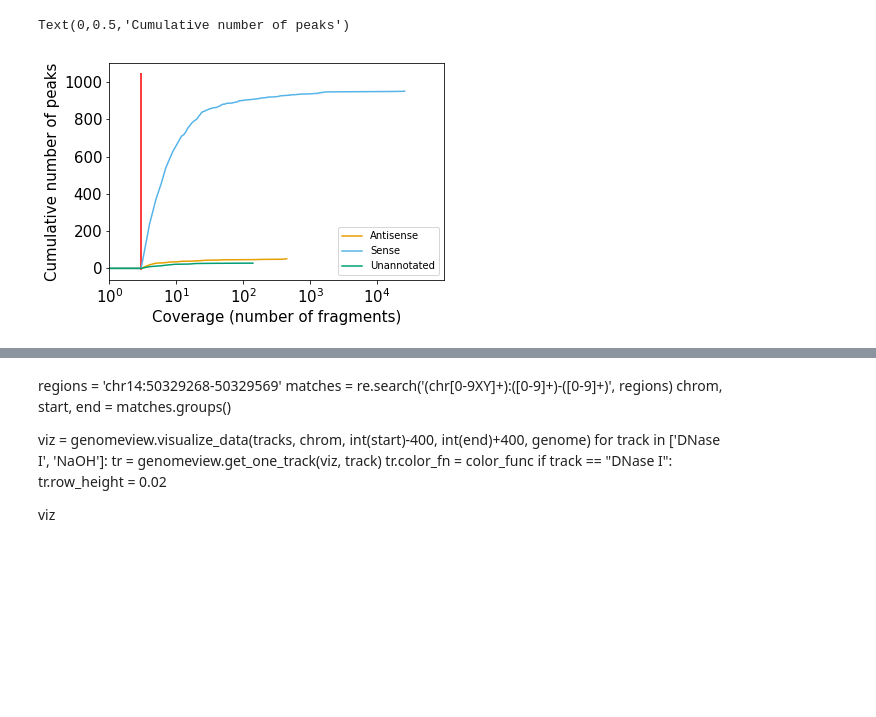
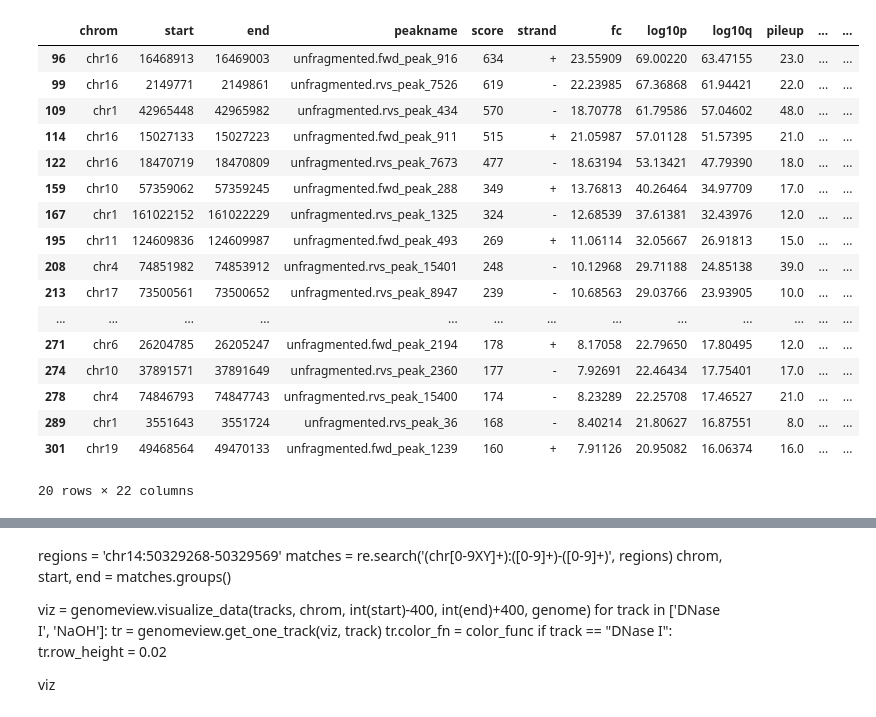
Before and after one commit to wckdouglas/cfNA, a Jupyter notebook: plots/peak_analysis.ipynb, the cells around one changed output, grey strips where cells are left out. Cells and saved outputs as stored; diff of their text form; code cells hidden in the pictures; blank space fills up the shorter version.

```diff
--- a/plots/peak_analysis.ipynb
+++ b/plots/peak_analysis.ipynb
@@ -541,22 +500,23 @@ Plotted:  /stor/work/Lambowitz/cdw2854/cell_Free_nucleotides/tgirt_map/figure/pe
-# %%
-
-
-ax = plt.subplot(111)
-color = okabeito_palette()
-for col, (sense, sense_df) in zip(color, cum_peak.groupby('is_sense')):
-    ax.plot(np.log10(sense_df['pileup']),sense_df['cum_count'], color = col, label = sense)
-ax.legend()
-ax.vlines(ymin = -10,
-          ymax = cum_peak.cum_count.max() + 100,
-          x = np.log10(pileup_cutoff),
-         color = 'red')
-
-xrange = np.arange(5)
-ax.set_xticks(xrange)
-xt = ax.set_xticklabels(['$10^{%i}$' %i for i in xrange])
-ax.set_xlim(xrange.min(),xrange.max() + 1)
-ax.set_xlabel('Coverage (number of fragments)')
-ax.set_ylabel('Cumulative number of peaks')
-# %% [output]
-Text(0,0.5,'Cumulative number of peaks')
-[figure, removed]
+# %%
+lR_peak = peak_df[peak_df.merged_type.str.contains('Long RNA')] \
+    .sort_values('log10p', ascending=False)
+lR_peak.head(20)
+# %% [output]
+|  | chrom | start | end | peakname | score | strand | fc | log10p | log10q | pileup | ... | ... |
+| 96 | chr16 | 16468913 | 16469003 | unfragmented.fwd_peak_916 | 634 | + | 23.55909 | 69.00220 | 63.47155 | 23.0 | ... | ... |
+| 99 | chr16 | 2149771 | 2149861 | unfragmented.rvs_peak_7526 | 619 | - | 22.23985 | 67.36868 | 61.94421 | 22.0 | ... | ... |
+| 109 | chr1 | 42965448 | 42965982 | unfragmented.rvs_peak_434 | 570 | - | 18.70778 | 61.79586 | 57.04602 | 48.0 | ... | ... |
+| 114 | chr16 | 15027133 | 15027223 | unfragmented.fwd_peak_911 | 515 | + | 21.05987 | 57.01128 | 51.57395 | 21.0 | ... | ... |
+| 122 | chr16 | 18470719 | 18470809 | unfragmented.rvs_peak_7673 | 477 | - | 18.63194 | 53.13421 | 47.79390 | 18.0 | ... | ... |
+| 159 | chr10 | 57359062 | 57359245 | unfragmented.fwd_peak_288 | 349 | + | 13.76813 | 40.26464 | 34.97709 | 17.0 | ... | ... |
+| 167 | chr1 | 161022152 | 161022229 | unfragmented.rvs_peak_1325 | 324 | - | 12.68539 | 37.61381 | 32.43976 | 12.0 | ... | ... |
+| 195 | chr11 | 124609836 | 124609987 | unfragmented.fwd_peak_493 | 269 | + | 11.06114 | 32.05667 | 26.91813 | 15.0 | ... | ... |
+| 208 | chr4 | 74851982 | 74853912 | unfragmented.rvs_peak_15401 | 248 | - | 10.12968 | 29.71188 | 24.85138 | 39.0 | ... | ... |
+| 213 | chr17 | 73500561 | 73500652 | unfragmented.rvs_peak_8947 | 239 | - | 10.68563 | 29.03766 | 23.93905 | 10.0 | ... | ... |
+| ... | ... | ... | ... | ... | ... | ... | ... | ... | ... | ... | ... | ... |
+| 271 | chr6 | 26204785 | 26205247 | unfragmented.fwd_peak_2194 | 178 | + | 8.17058 | 22.79650 | 17.80495 | 12.0 | ... | ... |
+| 274 | chr10 | 37891571 | 37891649 | unfragmented.rvs_peak_2360 | 177 | - | 7.92691 | 22.46434 | 17.75401 | 17.0 | ... | ... |
+| 278 | chr4 | 74846793 | 74847743 | unfragmented.rvs_peak_15400 | 174 | - | 8.23289 | 22.25708 | 17.46527 | 21.0 | ... | ... |
+| 289 | chr1 | 3551643 | 3551724 | unfragmented.rvs_peak_36 | 168 | - | 8.40214 | 21.80627 | 16.87551 | 8.0 | ... | ... |
+| 301 | chr19 | 49468564 | 49470133 | unfragmented.fwd_peak_1239 | 160 | + | 7.91126 | 20.95082 | 16.06374 | 16.0 | ... | ... |
+20 rows × 22 columns
```
Also changed, not shown: parts of 37 cells of this notebook, 12 other files.
